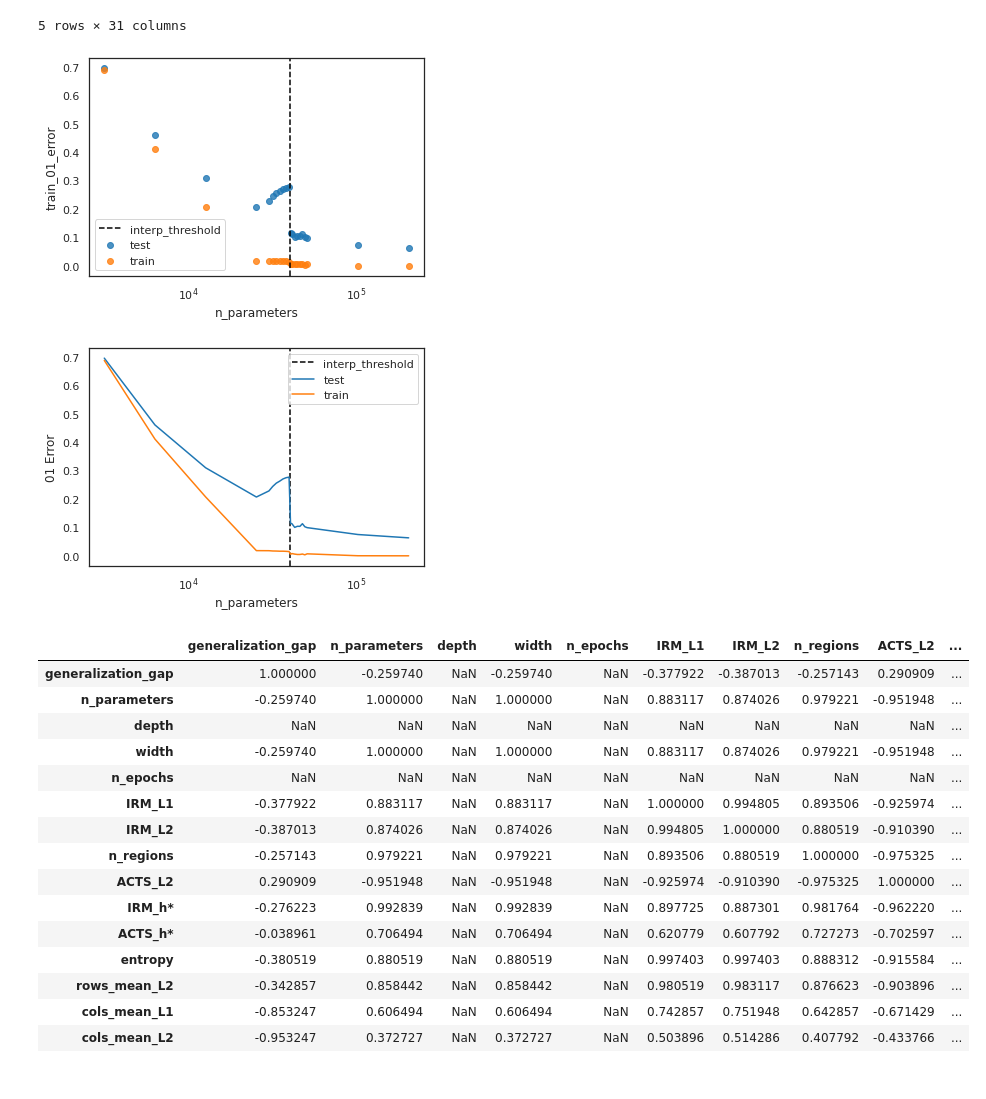
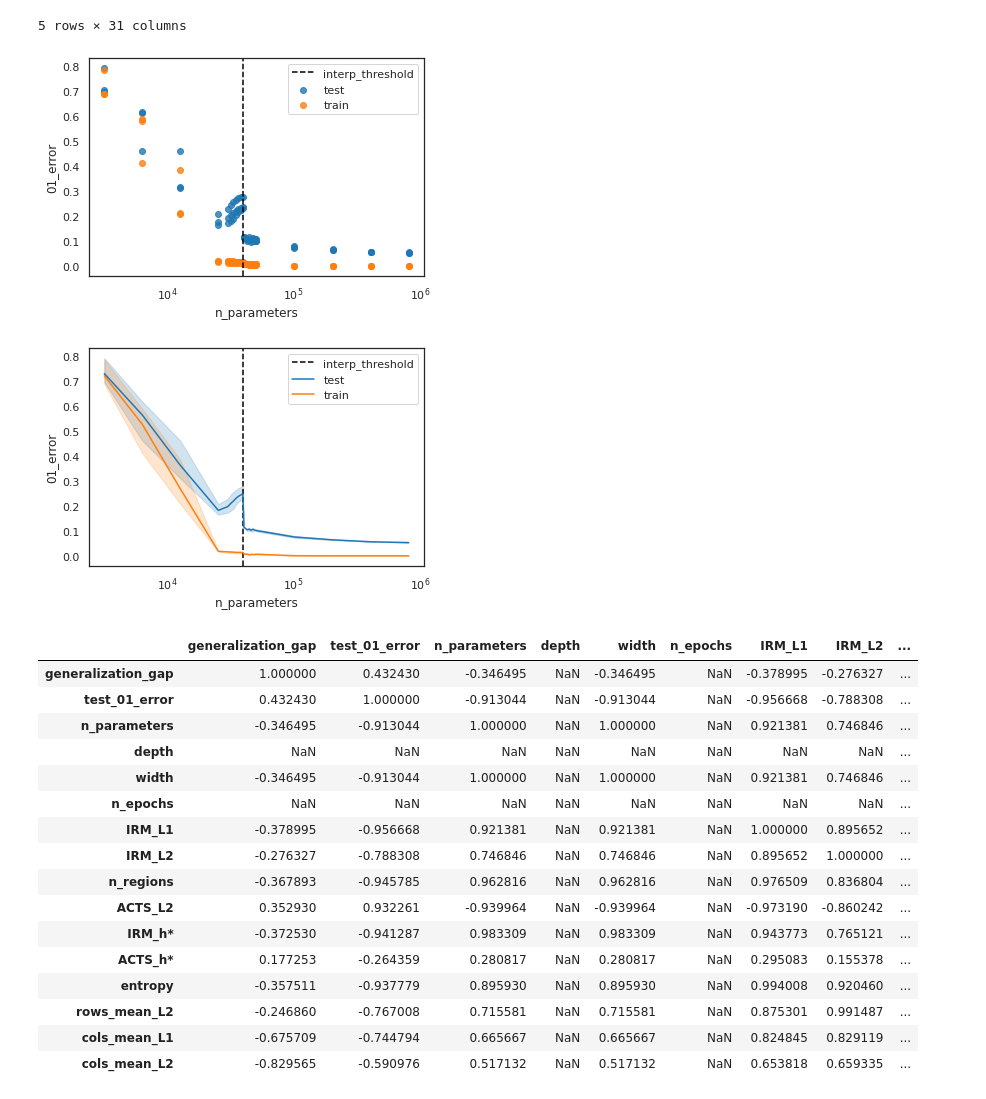
Before and after one commit to rflperry/double_descent, a Jupyter notebook: experiments/plot_mnist_results.ipynb, the cells around one changed output. Cells and saved outputs as stored; diff of their text form; code cells hidden in the pictures.

```diff
--- a/experiments/plot_mnist_results.ipynb
+++ b/experiments/plot_mnist_results.ipynb
@@ -20,11 +20,12 @@ algo = "relu_regressor"
 dataset = "mnist"
 
 # Read
-df = pd.read_csv(f'./results/{dataset}/{dataset}_{algo}_results.csv')
+df = pd.read_csv(f'./results/{dataset}/{dataset}_{algo}_belkin_results.csv')
 
 # Define headers
-train_error = 'train_01_error'
-test_error = 'test_01_error'
+metric = "01_error"
+train_error = f'train_{metric}'
+test_error = f'test_{metric}'
 
 # Set to floats
 for col in df.columns:
@@ -41,7 +42,7 @@ df['generalization_gap'] = df[test_error] - df[train_error]
 #     ['model', 'n_train_samples', 'hidden_layer_dims'],
 #     as_index=False,
 # ).mean()
-# df['n_parameters'] = df['n_parameters'].astype(int)
+df['n_parameters'] = df['n_parameters'].astype(int)
 
 df.head(5)
 # %% [output]
@@ -69,11 +70,12 @@ sns.regplot(
 
 ax.axvline(10*df['n_train_samples'].iloc[0], ls='--', c='black', label='interp_threshold')
 plt.xscale('log')
+plt.ylabel(metric)
 # plt.yscale('symlog')
 plt.legend()
 plt.show()
 # %% [output]
-[figure, old version]
+[figure, new version]
 # %%
 sns.set_style('white')
 sns.set_context('notebook')
@@ -92,42 +94,43 @@ sns.lineplot(
     ax=ax, label='train')
 
 plt.xscale('log')
-plt.ylabel('01 Error')
+plt.ylabel(metric)
 plt.legend()
 plt.show()
 # %% [output]
-[figure, old version]
+[figure, new version]
 # %%
 corr_vars = [
-    'generalization_gap',
+    'generalization_gap', test_error,
     'n_parameters', 'depth', 'width', 'n_epochs',
     'IRM_L1', 'IRM_L2', 'n_regions', 'ACTS_L2',
     'IRM_h*', 'ACTS_h*', 'entropy',
     'rows_mean_L2',
     'cols_mean_L1', 'cols_mean_L2',
 ]
 # for hidden_layer_dims in df['hidden_layer_dims'].unique():
 # print(hidden_layer_dims)
 corr_df = df[corr_vars].corr('spearman')
 display(corr_df)
 # corr_df.to_csv('./results/dn_spearman_corrs.csv')
 # %% [output]
-|  | generalization_gap | n_parameters | depth | width | n_epochs | IRM_L1 | IRM_L2 | n_regions | ACTS_L2 | ... |
-| generalization_gap | 1.000000 | -0.259740 | NaN | -0.259740 | NaN | -0.377922 | -0.387013 | -0.257143 | 0.290909 | ... |
-| n_parameters | -0.259740 | 1.000000 | NaN | 1.000000 | NaN | 0.883117 | 0.874026 | 0.979221 | -0.951948 | ... |
-| depth | NaN | NaN | NaN | NaN | NaN | NaN | NaN | NaN | NaN | ... |
-| width | -0.259740 | 1.000000 | NaN | 1.000000 | NaN | 0.883117 | 0.874026 | 0.979221 | -0.951948 | ... |
-| n_epochs | NaN | NaN | NaN | NaN | NaN | NaN | NaN | NaN | NaN | ... |
-| IRM_L1 | -0.377922 | 0.883117 | NaN | 0.883117 | NaN | 1.000000 | 0.994805 | 0.893506 | -0.925974 | ... |
-| IRM_L2 | -0.387013 | 0.874026 | NaN | 0.874026 | NaN | 0.994805 | 1.000000 | 0.880519 | -0.910390 | ... |
-| n_regions | -0.257143 | 0.979221 | NaN | 0.979221 | NaN | 0.893506 | 0.880519 | 1.000000 | -0.975325 | ... |
-| ACTS_L2 | 0.290909 | -0.951948 | NaN | -0.951948 | NaN | -0.925974 | -0.910390 | -0.975325 | 1.000000 | ... |
-| IRM_h* | -0.276223 | 0.992839 | NaN | 0.992839 | NaN | 0.897725 | 0.887301 | 0.981764 | -0.962220 | ... |
-| ACTS_h* | -0.038961 | 0.706494 | NaN | 0.706494 | NaN | 0.620779 | 0.607792 | 0.727273 | -0.702597 | ... |
-| entropy | -0.380519 | 0.880519 | NaN | 0.880519 | NaN | 0.997403 | 0.997403 | 0.888312 | -0.915584 | ... |
-| rows_mean_L2 | -0.342857 | 0.858442 | NaN | 0.858442 | NaN | 0.980519 | 0.983117 | 0.876623 | -0.903896 | ... |
-| cols_mean_L1 | -0.853247 | 0.606494 | NaN | 0.606494 | NaN | 0.742857 | 0.751948 | 0.642857 | -0.671429 | ... |
-| cols_mean_L2 | -0.953247 | 0.372727 | NaN | 0.372727 | NaN | 0.503896 | 0.514286 | 0.407792 | -0.433766 | ... |
+|  | generalization_gap | test_01_error | n_parameters | depth | width | n_epochs | IRM_L1 | IRM_L2 | ... |
+| generalization_gap | 1.000000 | 0.432430 | -0.346495 | NaN | -0.346495 | NaN | -0.378995 | -0.276327 | ... |
+| test_01_error | 0.432430 | 1.000000 | -0.913044 | NaN | -0.913044 | NaN | -0.956668 | -0.788308 | ... |
+| n_parameters | -0.346495 | -0.913044 | 1.000000 | NaN | 1.000000 | NaN | 0.921381 | 0.746846 | ... |
+| depth | NaN | NaN | NaN | NaN | NaN | NaN | NaN | NaN | ... |
+| width | -0.346495 | -0.913044 | 1.000000 | NaN | 1.000000 | NaN | 0.921381 | 0.746846 | ... |
+| n_epochs | NaN | NaN | NaN | NaN | NaN | NaN | NaN | NaN | ... |
+| IRM_L1 | -0.378995 | -0.956668 | 0.921381 | NaN | 0.921381 | NaN | 1.000000 | 0.895652 | ... |
+| IRM_L2 | -0.276327 | -0.788308 | 0.746846 | NaN | 0.746846 | NaN | 0.895652 | 1.000000 | ... |
+| n_regions | -0.367893 | -0.945785 | 0.962816 | NaN | 0.962816 | NaN | 0.976509 | 0.836804 | ... |
+| ACTS_L2 | 0.352930 | 0.932261 | -0.939964 | NaN | -0.939964 | NaN | -0.973190 | -0.860242 | ... |
+| IRM_h* | -0.372530 | -0.941287 | 0.983309 | NaN | 0.983309 | NaN | 0.943773 | 0.765121 | ... |
+| ACTS_h* | 0.177253 | -0.264359 | 0.280817 | NaN | 0.280817 | NaN | 0.295083 | 0.155378 | ... |
+| entropy | -0.357511 | -0.937779 | 0.895930 | NaN | 0.895930 | NaN | 0.994008 | 0.920460 | ... |
+| rows_mean_L2 | -0.246860 | -0.767008 | 0.715581 | NaN | 0.715581 | NaN | 0.875301 | 0.991487 | ... |
+| cols_mean_L1 | -0.675709 | -0.744794 | 0.665667 | NaN | 0.665667 | NaN | 0.824845 | 0.829119 | ... |
+| cols_mean_L2 | -0.829565 | -0.590976 | 0.517132 | NaN | 0.517132 | NaN | 0.653818 | 0.659335 | ... |
 # %%
 sns.set_style('white')
 sns.set_context('notebook')
```
Also changed, not shown: parts of 10 cells of this notebook, 7 other files.
